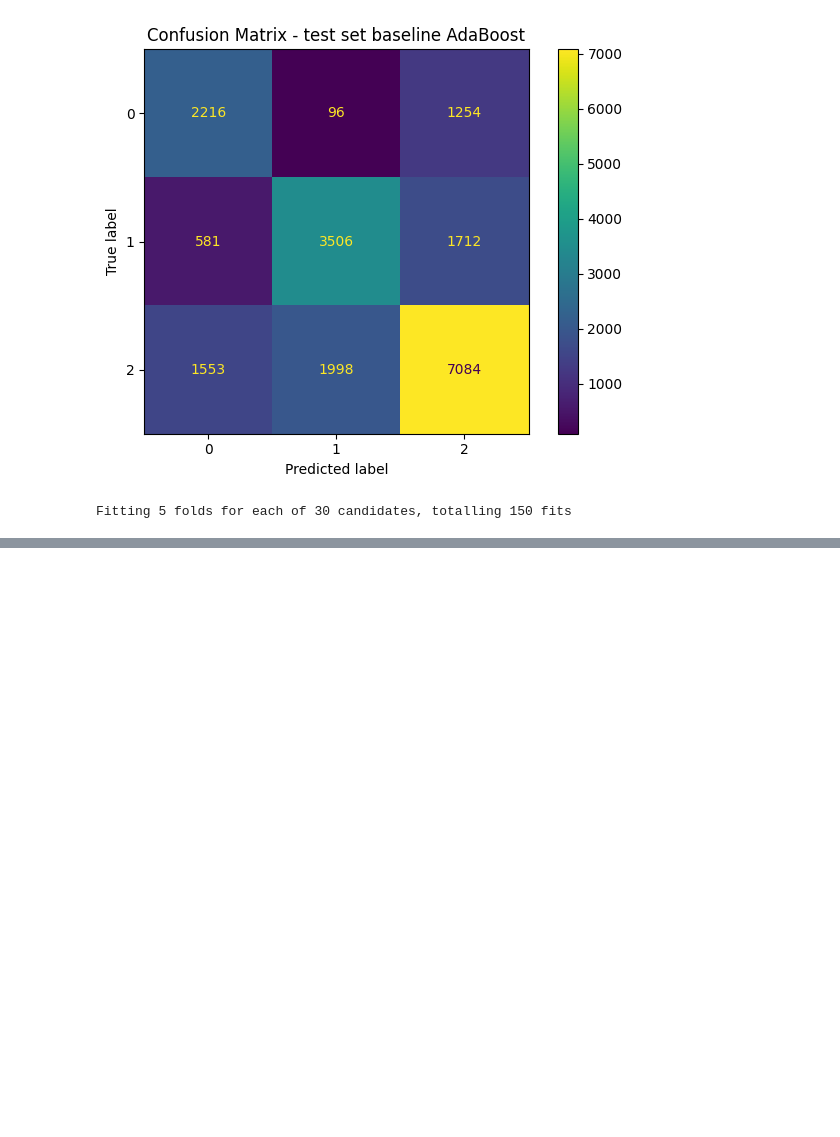
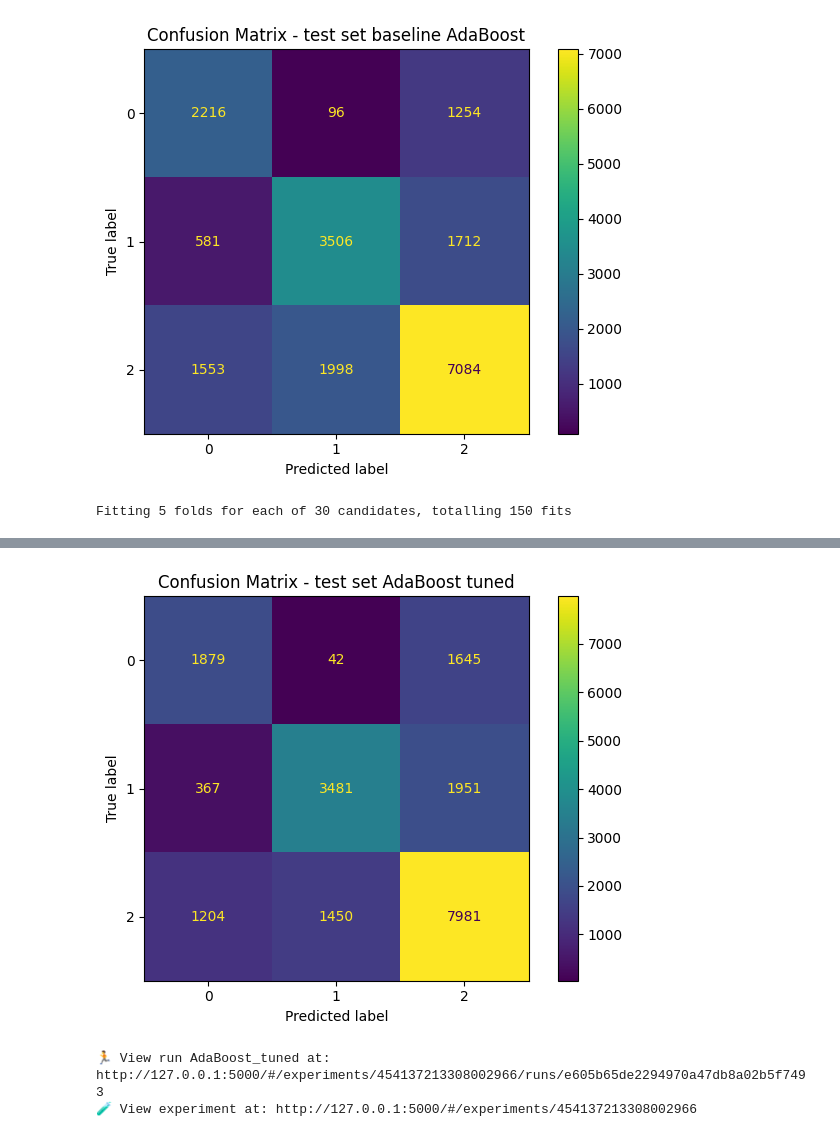
Before and after one commit to JakubKrzak/credit-classification-ml, a Jupyter notebook: notebooks/AdaBoost.ipynb, the cells around one changed output, grey strips where cells are left out. Cells and saved outputs as stored; diff of their text form; code cells hidden in the pictures; blank space fills up the shorter version.

```diff
--- a/notebooks/AdaBoost.ipynb
+++ b/notebooks/AdaBoost.ipynb
@@ -183,11 +196,17 @@ pd.DataFrame([test_metrics_tuned])
 # %%
-cm = confusion_matrix(y_test, y_pred_tuned)
+cm1 = confusion_matrix(y_test, y_pred_tuned)
 disp = ConfusionMatrixDisplay(confusion_matrix=cm)
+disp.plot()
 plt.title("Confusion Matrix - test set AdaBoost tuned")
 plt.tight_layout()
 plt.show()
+# %% [output]
+[figure, added]
 # %%
-with mlflow.start_run(run_name="AdaBoost_tuned")
-mlflow.log_metrics(cv_metrics_tuned)
-mlflow.log_metrics(test_metrics_tuned)
-mlflow.log_params(best_params)
+with mlflow.start_run(run_name="AdaBoost_tuned"):
+    mlflow.log_metrics(cv_metrics_tuned)
+    mlflow.log_metrics(test_metrics_tuned)
+    mlflow.log_params(best_params)
+# %% [output]
+🏃 View run AdaBoost_tuned at: http://127.0.0.1:5000/#/experiments/454137213308002966/runs/e605b65de2294970a47db8a02b5f7493
+🧪 View experiment at: http://127.0.0.1:5000/#/experiments/454137213308002966
```
Also changed, not shown: parts of 3 cells of this notebook, 14 other files.
